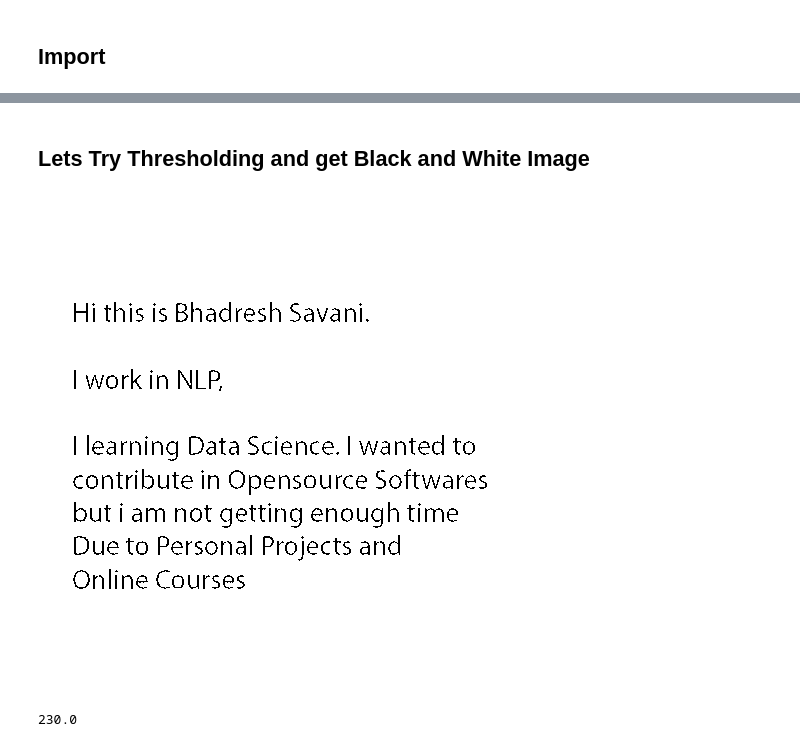
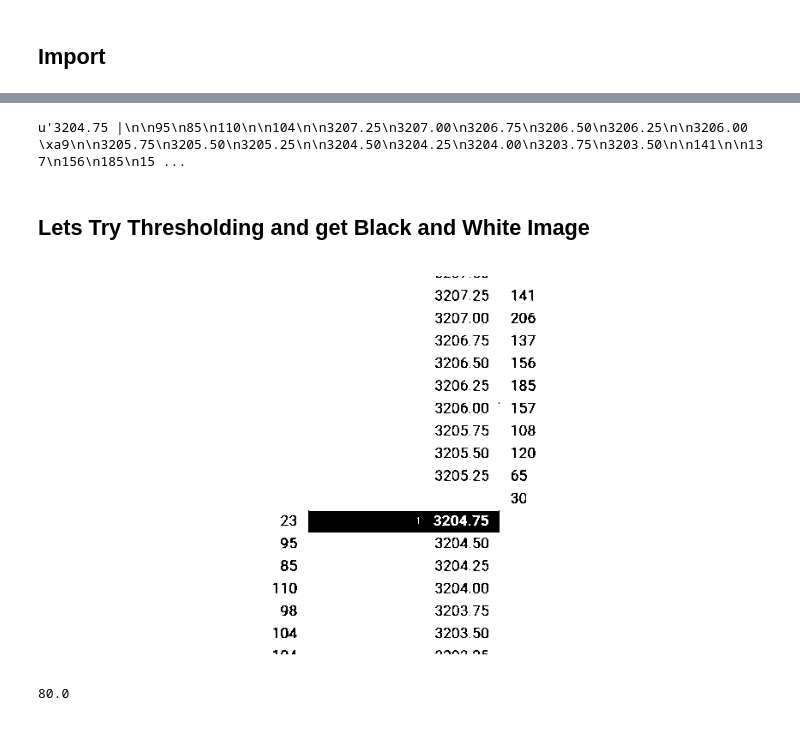
Before and after one commit to bhadreshpsavani/ExploringOCR, a Jupyter notebook: OCRusingTesseracYellowTextV2.ipynb, the cells around one changed output, grey strips where cells are left out. Drawn from its saved outputs; the diff is of its cells as text; code cells hidden in the pictures.

```diff
--- a/OCRusingTesseracYellowTextV2.ipynb
+++ b/OCRusingTesseracYellowTextV2.ipynb
@@ -37,2 +35,3 @@ Saving 2.jpg to 2.jpg
 # %%
-originalImage = cv2.imread('yellow_text.jpg')
+originalImage = cv2.imread('complex_image.png')
+cv2_imshow(originalImage)
@@ -64,0 +64,3 @@ cv2_imshow(grayImage)
+# %%
+InvertImage = cv2.bitwise_not(grayImage)
+cv2_imshow(InvertImage)
@@ -65,11 +69,15 @@ cv2_imshow(grayImage)
+# %%
+extractedInformation = pytesseract.image_to_string(InvertImage)
+extractedInformation
+# %% [output]
+u'3204.75 |\n\n95\n85\n110\n\n104\n\n3207.25\n3207.00\n3206.75\n3206.50\n3206.25\n\n3206.00 \xa9\n\n3205.75\n3205.50\n3205.25\n\n3204.50\n3204.25\n3204.00\n3203.75\n3203.50\n\n141\n\n137\n156\n185\n15 ...
 # %% [markdown]
 ## Lets Try Thresholding and get Black and White Image
 # %%
-(thresh, blackAndWhiteImage) = cv2.threshold(grayImage, 230, 255, cv2.THRESH_BINARY)
+(thresh, blackAndWhiteImage) = cv2.threshold(InvertImage, 80, 255, cv2.THRESH_BINARY)
 cv2_imshow(blackAndWhiteImage)
-print(thresh)
 # %% [output]
-[figure, old version]
+[figure, new version]
-230.0
+80.0
 # %%
 extractedInformation = pytesseract.image_to_string(blackAndWhiteImage)
```
Also changed, not shown: parts of 24 cells of this notebook.
